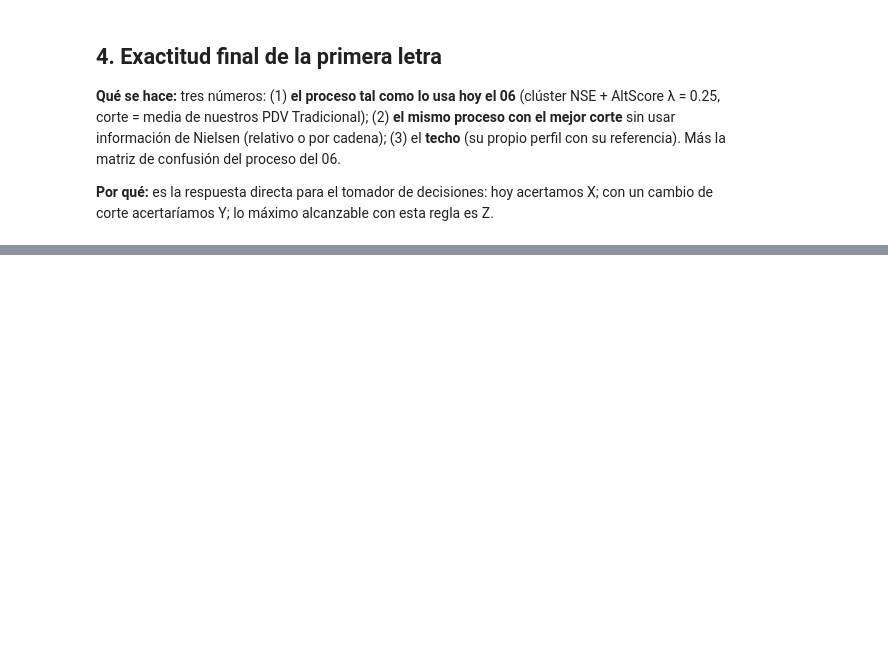
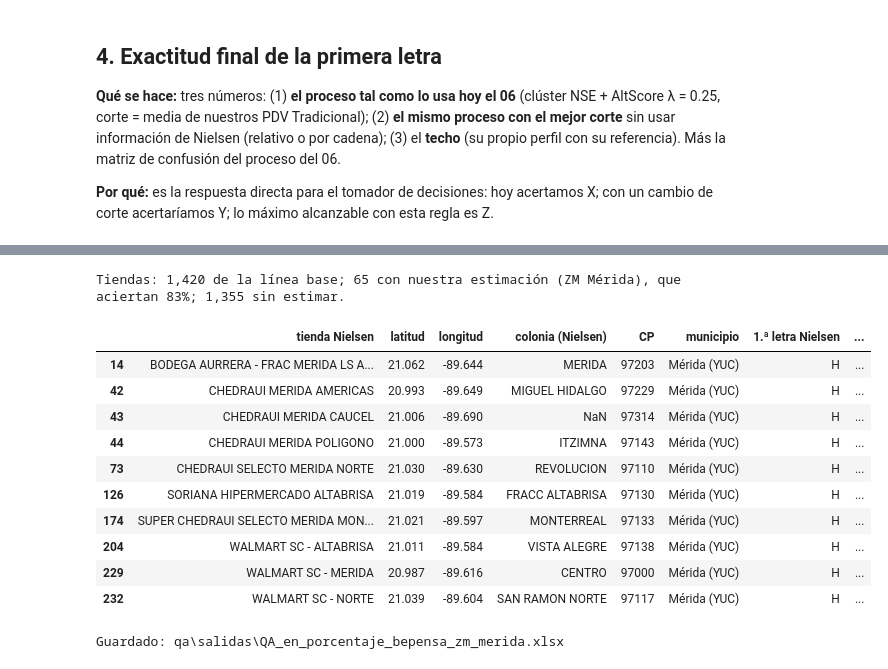
Before and after one commit to asuskf-kin/mx-retail-geodemographics, a Jupyter notebook: qa/qa2_primera_letra.ipynb, the cells around one changed output, grey strips where cells are left out. Saved outputs shown, nothing was run; the diff lists cells and outputs as text; code cells hidden in the pictures; blank space fills up the shorter version.

```diff
--- a/qa/qa2_primera_letra.ipynb
+++ b/qa/qa2_primera_letra.ipynb
@@ -59,7 +59,7 @@ K_NSE = pd.Series({"A/B": 6, "C+": 5, "C": 4, "C-": 3, "D+": 2, "D/E": 1})
 RNG = np.random.default_rng(eda.SEMILLA)
 
 
-def boot(fn, *arrs, B=2000):
+def boot(fn, *arrs, B=500):
     """IC95 por bootstrap de tiendas (semilla fija)."""
     n, vals = len(arrs[0]), []
     for _ in range(B):
@@ -365,56 +463,34 @@ resumen["% de acierto"] = (resumen["% de acierto"] * 100).round(0)
 display(resumen)
 NOTA = ("% de acierto = % de supermercados de Nielsen (Golden Stores Sueros FY'23, ZM Mérida) con la misma letra que la nuestra. "
         "Nielsen es canal Moderno y nosotros Tradicional: no hay tiendas en común, se compara la zona.")
-# hoja Tiendas: coordenada, letras y enriquecimiento con calles y manzanas (Marco Geoestadístico de INEGI)
-descargar_fuente(C.FUENTES["mg"])
-D_MG = extraer(C.ARCHIVOS["mg"])
-CRS_M = mzg.crs
-pts_m = gpd.GeoDataFrame(zm[["Nielsen ID"]], geometry=gpd.points_from_xy(zm.lon, zm.lat), crs=4326).to_crs(CRS_M)
-caja = pts_m.total_bounds + np.array([-300, -300, 300, 300])
-ejes = gpd.read_file(next(D_MG.rglob(f"{C.ENT}e.shp")), bbox=tuple(gpd.GeoSeries.from_xy([caja[0], caja[2]], [caja[1], caja[3]], crs=CRS_M)
-                                                              .to_crs(gpd.read_file(next(D_MG.rglob(f"{C.ENT}e.shp")), rows=1).crs).total_bounds))
-ejes = ejes.to_crs(CRS_M)
-ejes = ejes[~ejes.NOMVIAL.fillna("Ninguno").isin(["Ninguno", "", "Sin Nombre", "SIN NOMBRE"])].reset_index(drop=True)
-calles = []
-for g_ in pts_m.geometry:
-    cerca = ejes.assign(d=ejes.distance(g_)).nsmallest(40, "d")
-    cerca = cerca.sort_values("d").drop_duplicates("NOMVIAL")
-    c1 = cerca.iloc[0] if len(cerca) else None
-    c2 = cerca.iloc[1] if len(cerca) > 1 else None
-    calles.append({"calle más cercana": f"{c1.TIPOVIAL} {c1.NOMVIAL}" if c1 is not None else None, "distancia a la calle (m)": round(c1.d) if c1 is not None else None,
-                   "esquina / 2.ª calle": f"{c2.TIPOVIAL} {c2.NOMVIAL}" if c2 is not None else None, "distancia a la 2.ª calle (m)": round(c2.d) if c2 is not None else None})
-calles = pd.DataFrame(calles)
-mz_shp = gpd.read_file(next(D_MG.rglob(f"{C.ENT}m.shp")), bbox=tuple(gpd.GeoSeries.from_xy([caja[0], caja[2]], [caja[1], caja[3]], crs=CRS_M)
-                                                                  .to_crs(gpd.read_file(next(D_MG.rglob(f"{C.ENT}m.shp")), rows=1).crs).total_bounds)).to_crs(CRS_M)
-jm = gpd.sjoin_nearest(pts_m, mz_shp[["CVEGEO", "TIPOMZA", "geometry"]], how="left", distance_col="distancia a la manzana (m)")
-jm = jm[~jm.index.duplicated()]
-manz = pd.DataFrame({"manzana (CVEGEO)": jm.CVEGEO.to_numpy(), "tipo de manzana": jm.TIPOMZA.to_numpy(),
-                     "distancia a la manzana (m)": jm["distancia a la manzana (m)"].round(0).to_numpy()})
-manz["AGEB"] = manz["manzana (CVEGEO)"].str[:13]
-manz["hogares de la manzana (Censo 2020)"] = manz["manzana (CVEGEO)"].map(mzg.set_index("CVEGEO").hog).round(0)
-manz["índice Censo de la manzana (0-100)"] = manz["manzana (CVEGEO)"].map(cz.set_index("CVEGEO").indice_censo).round(0)
+# hoja Tiendas: coordenada y letras de cada supermercado
 L1_06 = np.where(zm.N_cluster_alt >= CORTE_06["N_cluster_alt"], "H", "L")
 L1_rel = np.where(zm.N_cluster_alt >= zm.N_cluster_alt.mean(), "H", "L")
-tiendas = pd.concat([pd.DataFrame({
-    "tienda Nielsen": zm["Store Name"].astype(str).str.replace(r"\s*-\s*\d+X\d+$", "", regex=True).str.strip(), "Nielsen ID": zm["Nielsen ID"],
-    "cadena": zm.cadena, "latitud": zm.lat.round(6), "longitud": zm.lon.round(6), "dirección (Nielsen)": zm["Dirección"], "colonia (Nielsen)": zm["Colonia"],
-    "CP": zm["Código Postal"], "municipio": zm.Municipio, "1.ª letra Nielsen": zm.L1n, "nuestra 1.ª letra (como hoy)": L1_06,
-    "acierta (como hoy)": np.where(L1_06 == zm.L1n, "sí", "no"), "nuestra 1.ª letra (corte relativo)": L1_rel,
-    "acierta (corte relativo)": np.where(L1_rel == zm.L1n, "sí", "no"), "NSE Nielsen (1-6)": zm.N_nielsen.round(2),
-    "NSE nuestro del clúster (1-6)": zm.N_cluster_alt.round(2)}), calles, manz], axis=1)
-display(tiendas.head(10))
-print(f"Tiendas: aciertan {(tiendas['acierta (como hoy)'] == 'sí').mean():.0%} como hoy y {(tiendas['acierta (corte relativo)'] == 'sí').mean():.0%} "
-      f"con corte relativo; calle a ≤ 50 m en {(calles['distancia a la calle (m)'] <= 50).mean():.0%}; dentro de su manzana en "
-      f"{(manz['distancia a la manzana (m)'] == 0).mean():.0%}.")
+# todas las tiendas de la línea base (1,420); nuestra letra solo existe donde hay insumos INEGI procesados (ZM Mérida)
+SIN_EST = "sin estimar (fuera de la ZM Mérida)"
+est = pd.DataFrame({"Nielsen ID": zm["Nielsen ID"], "nuestra 1.ª letra (como hoy)": L1_06})
+tiendas = pd.DataFrame({
+    "tienda Nielsen": nie["Store Name"].astype(str).str.replace(r"\s*-\s*\d+X\d+$", "", regex=True).str.strip(),
+    "latitud": pd.to_numeric(nie.Latitud, errors="coerce").round(6), "longitud": pd.to_numeric(nie.Longitud, errors="coerce").round(6),
+    "colonia (Nielsen)": nie["Colonia"], "CP": nie["Código Postal"], "municipio": nie.Municipio,
+    "1.ª letra Nielsen": nie["Cluster"].astype(str).str.strip().str[0], "Nielsen ID": nie["Nielsen ID"]})
+tiendas = tiendas.merge(est, on="Nielsen ID", how="left")
+tiendas["acierta (como hoy)"] = np.where(tiendas["nuestra 1.ª letra (como hoy)"].isna(), SIN_EST,
+                                         np.where(tiendas["nuestra 1.ª letra (como hoy)"] == tiendas["1.ª letra Nielsen"], "sí", "no"))
+tiendas["nuestra 1.ª letra (como hoy)"] = tiendas["nuestra 1.ª letra (como hoy)"].fillna(SIN_EST)
+tiendas = tiendas.drop(columns="Nielsen ID")
+con_est = tiendas["acierta (como hoy)"].ne(SIN_EST)
+print(f"Tiendas: {len(tiendas):,} de la línea base; {int(con_est.sum())} con nuestra estimación (ZM Mérida), que aciertan "
+      f"{(tiendas.loc[con_est, 'acierta (como hoy)'] == 'sí').mean():.0%}; {int((~con_est).sum()):,} sin estimar.")
+display(tiendas[con_est].head(10))
 
 wb = X.libro()
 X.hoja_tabla(wb, "QA en %", resumen, titulo="¿Cuánto le atinamos a las letras de Nielsen?", nota=NOTA, ajustar=True,
              formatos={"% de acierto": r"0\%"}, anchos={"QA": 26, "cómo se infiere la letra": 62, "letra": 34, "% de acierto": 14, "supermercados": 14})
-X.hoja_tabla(wb, "Tiendas", tiendas, titulo="Cada supermercado de Nielsen: su primera letra y la nuestra, con calles y manzana",
-             nota="Calles y manzanas: Marco Geoestadístico INEGI (ejes de vialidad y manzanas). 'Como hoy' = corte del 06; 'corte relativo' = media de los 65.",
+X.hoja_tabla(wb, "Tiendas", tiendas, titulo="Las 1,420 tiendas de Nielsen: su primera letra y la nuestra",
+             nota="'Como hoy' = proceso de la Letra 1 del 06 en la coordenada de la tienda. Solo se estima en la ZM Mérida (insumos INEGI procesados).",
              formatos={"latitud": "0.000000", "longitud": "0.000000"},
-             anchos={"tienda Nielsen": 40, "dirección (Nielsen)": 40, "colonia (Nielsen)": 26, "calle más cercana": 30, "esquina / 2.ª calle": 30,
-                     "manzana (CVEGEO)": 20})
+             anchos={"tienda Nielsen": 44, "colonia (Nielsen)": 28, "municipio": 26, "nuestra 1.ª letra (como hoy)": 34, "acierta (como hoy)": 34})
 XLSX = OUT / f"QA_en_porcentaje_{C.CLIENTE}_{C.SLUG}.xlsx"
 try:
     wb.save(XLSX)
@@ -423,3 +499,4 @@ except PermissionError:
     wb.save(XLSX)
     print("AVISO: el Excel anterior está abierto; esta versión quedó en otro archivo.")
 print("Guardado:", XLSX.relative_to(BASE))
+# %% [output]
@@ -425,0 +509,13 @@ print("Guardado:", XLSX.relative_to(BASE))
+Tiendas: 1,420 de la línea base; 65 con nuestra estimación (ZM Mérida), que aciertan 83%; 1,355 sin estimar.
+|  | tienda Nielsen | latitud | longitud | colonia (Nielsen) | CP | municipio | 1.ª letra Nielsen | ... |
+| 14 | BODEGA AURRERA - FRAC MERIDA LS A... | 21.062 | -89.644 | MERIDA | 97203 | Mérida (YUC) | H | ... |
+| 42 | CHEDRAUI MERIDA AMERICAS | 20.993 | -89.649 | MIGUEL HIDALGO | 97229 | Mérida (YUC) | H | ... |
+| 43 | CHEDRAUI MERIDA CAUCEL | 21.006 | -89.690 | NaN | 97314 | Mérida (YUC) | H | ... |
+| 44 | CHEDRAUI MERIDA POLIGONO | 21.000 | -89.573 | ITZIMNA | 97143 | Mérida (YUC) | H | ... |
+| 73 | CHEDRAUI SELECTO MERIDA NORTE | 21.030 | -89.630 | REVOLUCION | 97110 | Mérida (YUC) | H | ... |
+| 126 | SORIANA HIPERMERCADO ALTABRISA | 21.019 | -89.584 | FRACC ALTABRISA | 97130 | Mérida (YUC) | H | ... |
+| 174 | SUPER CHEDRAUI SELECTO MERIDA MON... | 21.021 | -89.597 | MONTERREAL | 97133 | Mérida (YUC) | H | ... |
+| 204 | WALMART SC - ALTABRISA | 21.011 | -89.584 | VISTA ALEGRE | 97138 | Mérida (YUC) | H | ... |
+| 229 | WALMART SC - MERIDA | 20.987 | -89.616 | CENTRO | 97000 | Mérida (YUC) | H | ... |
+| 232 | WALMART SC - NORTE | 21.039 | -89.604 | SAN RAMON NORTE | 97117 | Mérida (YUC) | H | ... |
+Guardado: qa\salidas\QA_en_porcentaje_bepensa_zm_merida.xlsx
```
Also changed, not shown: parts of 8 cells of this notebook, 45 other files.
